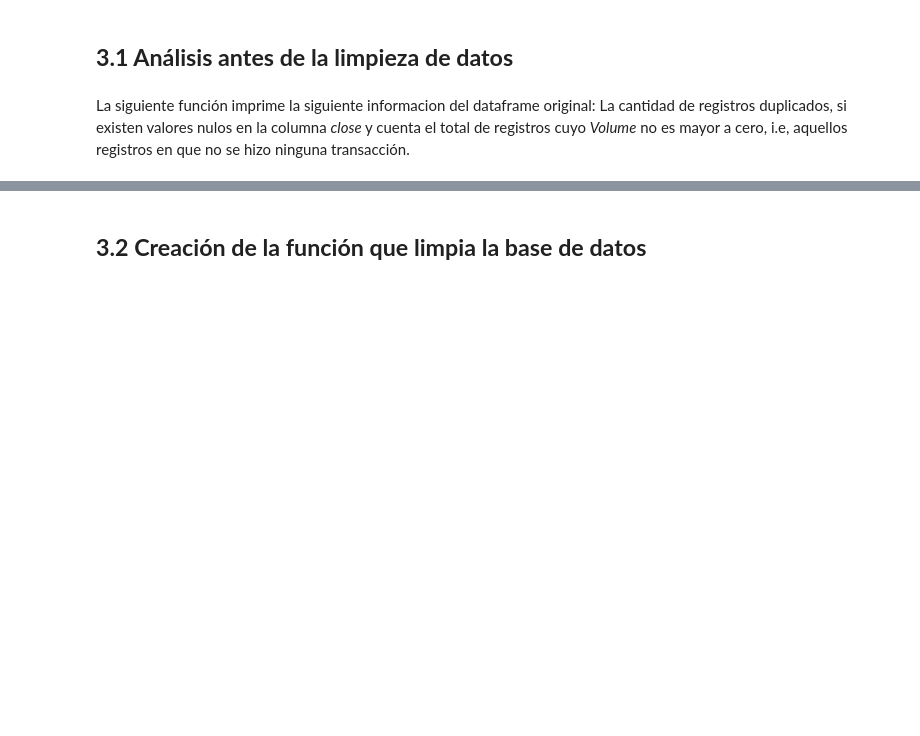
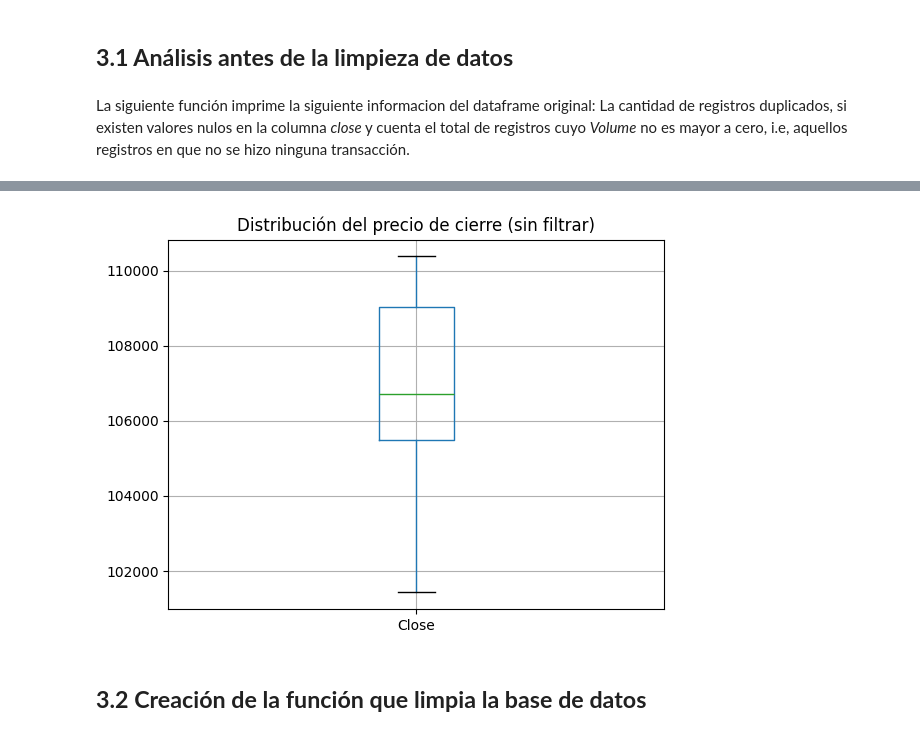
Before and after one commit to RicardxJMG/Simple-Robot-Trading, a Jupyter notebook: Robot_trading.ipynb, the cells around one changed output, grey strips where cells are left out. Saved outputs shown, nothing was run; the diff lists cells and outputs as text; code cells hidden in the pictures; blank space fills up the shorter version.

```diff
--- a/Robot_trading.ipynb
+++ b/Robot_trading.ipynb
@@ -82,11 +87,6 @@ Tendencia: Baja
 # **3. Limpieza de datos**
 # %% [markdown]
 ## **3.1 Análisis antes de la limpieza de datos**
-# %%
-# Creando copia del dataframe bitcoin
-global df_bitcoin_limpio
-df_bitcoin.drop('Adj Close', axis =1, inplace=True)
-df_bitcoin_limpio = df_bitcoin.copy()
 # %% [markdown]
 La siguiente función imprime la siguiente informacion del dataframe original: La cantidad de registros duplicados, si existen valores nulos en la columna *close* y cuenta el total de registros cuyo *Volume* no es mayor a cero, i.e, aquellos registros en que no se hizo ninguna transacción.
 # %%
@@ -125,0 +130,8 @@ df_bitcoin_limpio.boxplot('Close');
+# %%
+def ajuste_columns(df: pd.DataFrame) -> pd.DataFrame:
+  df_copy = df.copy()
+  df_copy.columns = [f'{level_1}' for level_1, level_2 in df_copy.columns]
+  return df_copy
+# %%
+copy_bitcoin = ajuste_columns(df_bitcoin)
+copy_bitcoin.head(3)
@@ -126,3 +144,11 @@ df_bitcoin_limpio.boxplot('Close');
+# %%
+df_bitcoin = copy_bitcoin.copy()
+del copy_bitcoin
+# %%
+df_bitcoin.boxplot("Close");
+plt.title("Distribución del precio de cierre (sin filtrar)");
+# %% [output]
+[figure, added]
 # %% [markdown]
 ## **3.2 Creación de la función que limpia la base de datos**
 # %% [markdown]
```
Also changed, not shown: parts of 25 cells of this notebook.
